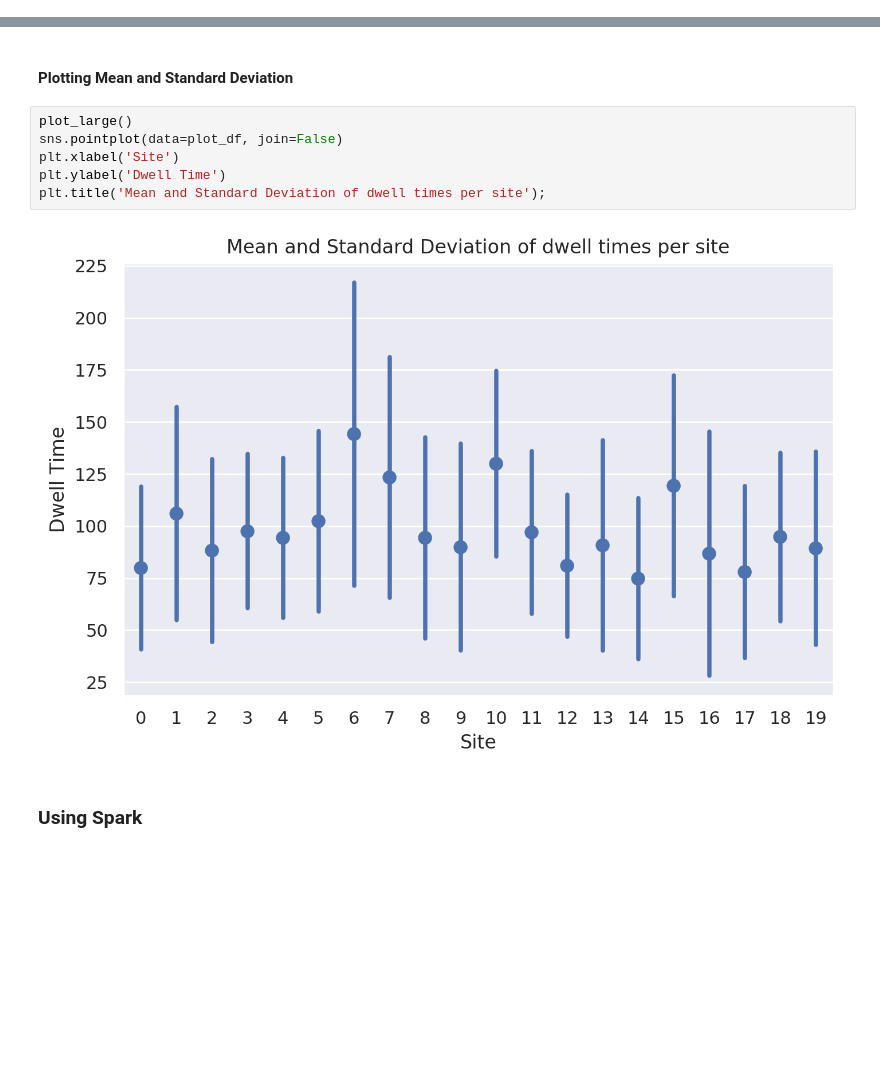
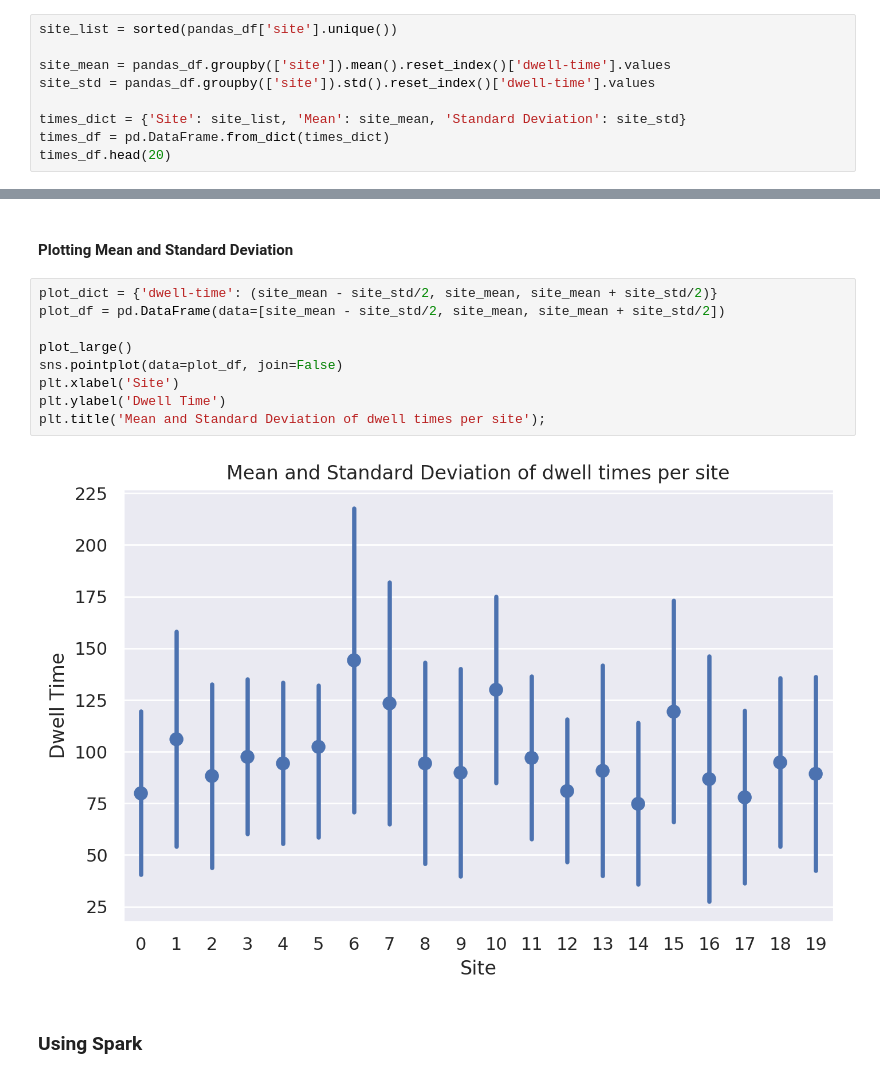
Before and after one commit to mnvsngv/cs696-bigdata, a Jupyter notebook: Assignment 3/Assignment 3.ipynb, the cells around one changed output, grey strips where cells are left out. Saved outputs shown, nothing was run; the diff lists cells and outputs as text; blank space fills up the shorter version.

Commit message:
A3: Replacing StandardScaler with pandas functions

```diff
--- a/Assignment 3/Assignment 3.ipynb
+++ b/Assignment 3/Assignment 3.ipynb
@@ -153,0 +118,9 @@ times_df.head(20)
+# %%
+site_list = sorted(pandas_df['site'].unique())
+
+site_mean = pandas_df.groupby(['site']).mean().reset_index()['dwell-time'].values
+site_std = pandas_df.groupby(['site']).std().reset_index()['dwell-time'].values
+
+times_dict = {'Site': site_list, 'Mean': site_mean, 'Standard Deviation': site_std}
+times_df = pd.DataFrame.from_dict(times_dict)
+times_df.head(20)
@@ -154,13 +145,16 @@ times_df.head(20)
 # %% [markdown]
 #### Plotting Mean and Standard Deviation
 # %%
+plot_dict = {'dwell-time': (site_mean - site_std/2, site_mean, site_mean + site_std/2)}
+plot_df = pd.DataFrame(data=[site_mean - site_std/2, site_mean, site_mean + site_std/2])
+
 plot_large()
 sns.pointplot(data=plot_df, join=False)
 plt.xlabel('Site')
 plt.ylabel('Dwell Time')
 plt.title('Mean and Standard Deviation of dwell times per site');
 # %% [output]
-[figure, old version]
+[figure, new version]
 # %% [markdown]
 ### Using Spark
 # %% [markdown]
```
Also changed, not shown: parts of 7 cells of this notebook.
